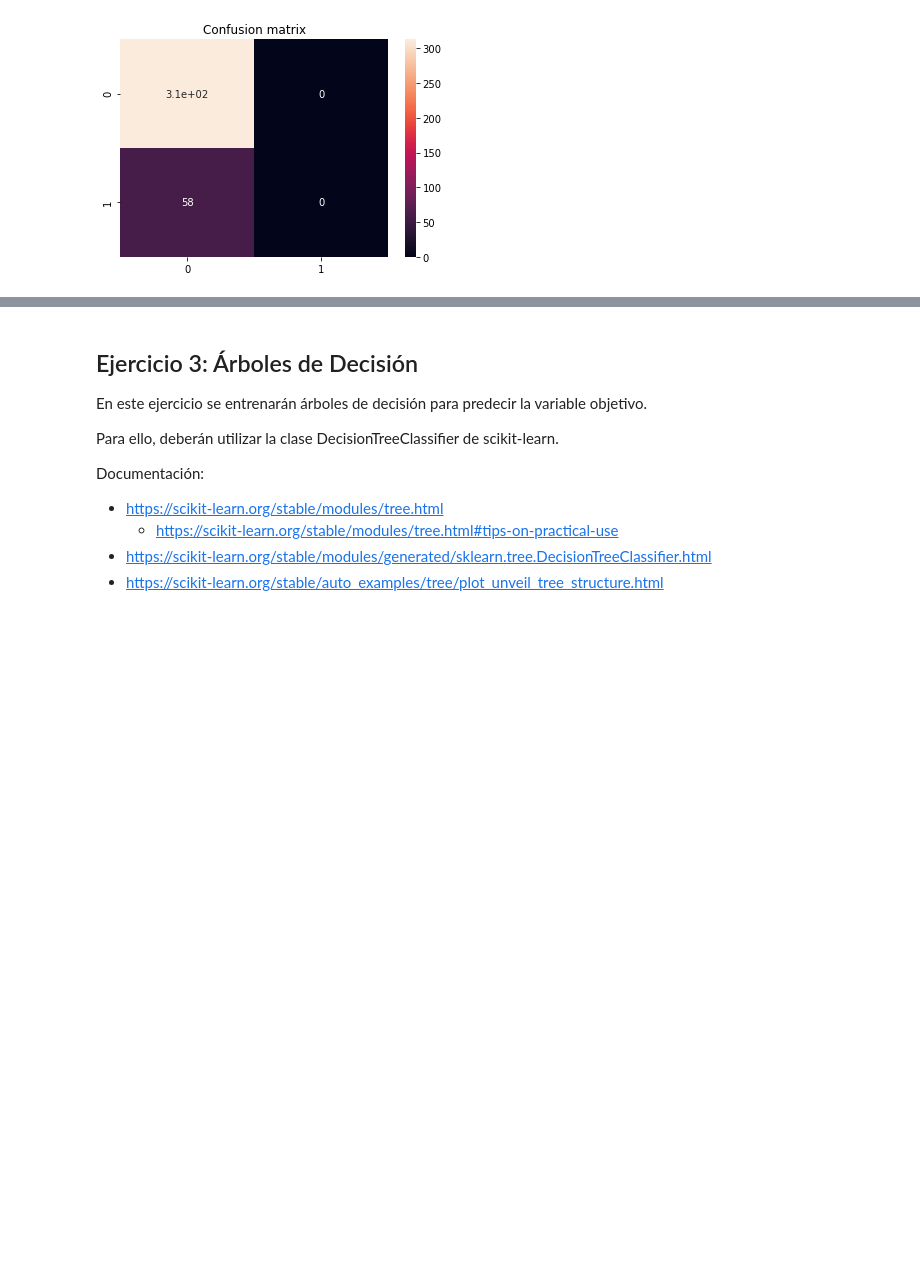
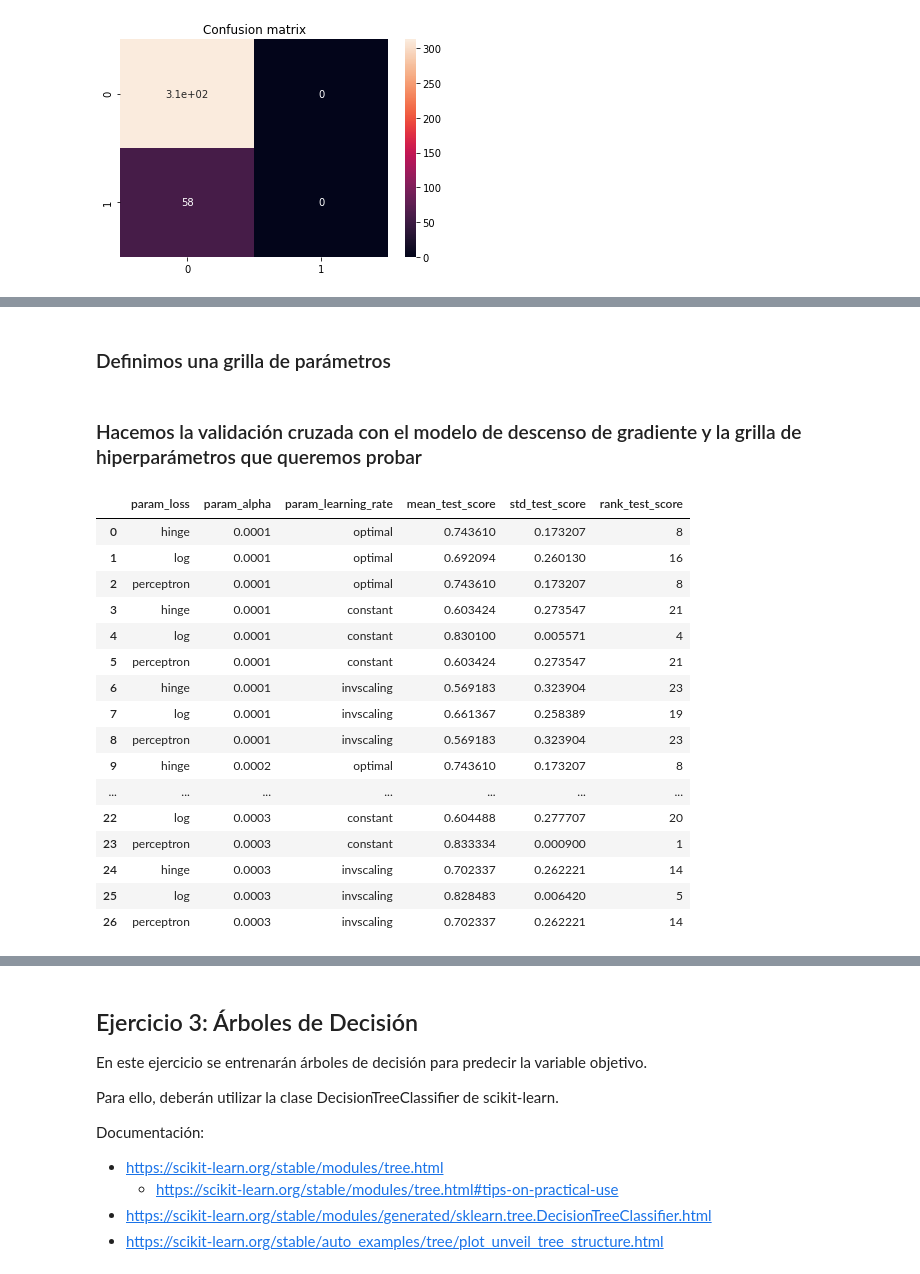
Before and after one commit to estebanarr/intro_aprendizaje_automatico, a Jupyter notebook: Notebooks/Laboratorio 2.ipynb, the cells around one changed output, grey strips where cells are left out. Cells and saved outputs as stored; diff of their text form; code cells hidden in the pictures; blank space fills up the shorter version.

```diff
--- a/Notebooks/Laboratorio 2.ipynb
+++ b/Notebooks/Laboratorio 2.ipynb
@@ -245,0 +367,38 @@ plt.show()
+# %% [markdown]
+### Definimos una grilla de parámetros
+# %%
+param_grid = {
+    'loss': ['hinge', 'log', "perceptron"],
+    'alpha': [0.0001, 0.0002, 0.0003],
+    "learning_rate": ["optimal", "constant", "invscaling"]
+}
+# %% [markdown]
+### Hacemos la validación cruzada con el modelo de descenso de gradiente y la grilla de hiperparámetros que queremos probar
+# %%
+model = SGDClassifier(random_state=0, eta0=1)
+
+cv = GridSearchCV(model, param_grid, scoring='accuracy', cv=5)
+cv.fit(X, y);
+# %%
+results = cv.cv_results_
+# %%
+df = pd.DataFrame(results)
+df[['param_loss', 'param_alpha', "param_learning_rate",'mean_test_score', 'std_test_score', 'rank_test_score']]
+# %% [output]
+|  | param_loss | param_alpha | param_learning_rate | mean_test_score | std_test_score | rank_test_score |
+| 0 | hinge | 0.0001 | optimal | 0.743610 | 0.173207 | 8 |
+| 1 | log | 0.0001 | optimal | 0.692094 | 0.260130 | 16 |
+| 2 | perceptron | 0.0001 | optimal | 0.743610 | 0.173207 | 8 |
+| 3 | hinge | 0.0001 | constant | 0.603424 | 0.273547 | 21 |
+| 4 | log | 0.0001 | constant | 0.830100 | 0.005571 | 4 |
+| 5 | perceptron | 0.0001 | constant | 0.603424 | 0.273547 | 21 |
+| 6 | hinge | 0.0001 | invscaling | 0.569183 | 0.323904 | 23 |
+| 7 | log | 0.0001 | invscaling | 0.661367 | 0.258389 | 19 |
+| 8 | perceptron | 0.0001 | invscaling | 0.569183 | 0.323904 | 23 |
+| 9 | hinge | 0.0002 | optimal | 0.743610 | 0.173207 | 8 |
+| ... | ... | ... | ... | ... | ... | ... |
+| 22 | log | 0.0003 | constant | 0.604488 | 0.277707 | 20 |
+| 23 | perceptron | 0.0003 | constant | 0.833334 | 0.000900 | 1 |
+| 24 | hinge | 0.0003 | invscaling | 0.702337 | 0.262221 | 14 |
+| 25 | log | 0.0003 | invscaling | 0.828483 | 0.006420 | 5 |
+| 26 | perceptron | 0.0003 | invscaling | 0.702337 | 0.262221 | 14 |
```
Also changed, not shown: parts of 83 cells of this notebook.
